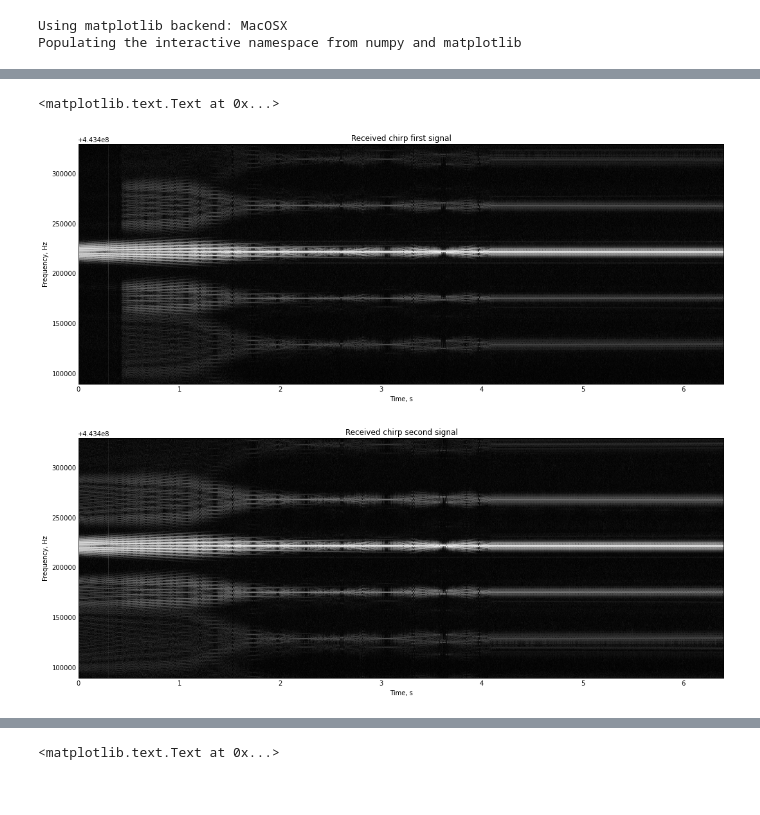
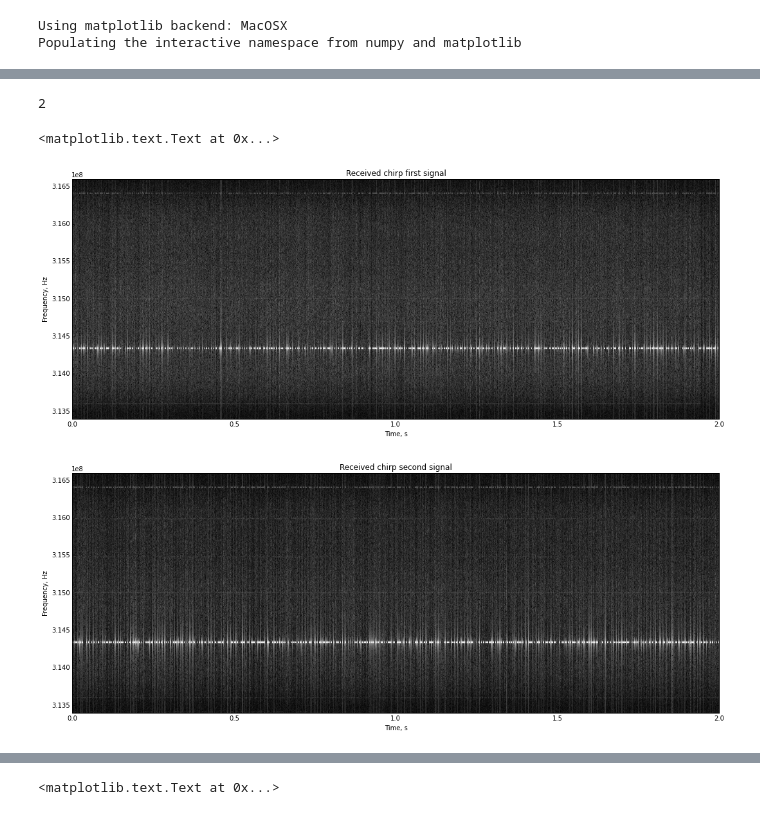
Before and after one commit to auroracramer/phasedarraylocalization, a Jupyter notebook: Lucine_Testing_SDR_Sampling.ipynb, the cells around one changed output, grey strips where cells are left out. Drawn from its saved outputs; the diff is of its cells as text; code cells hidden in the pictures.

```diff
--- a/Lucine_Testing_SDR_Sampling.ipynb
+++ b/Lucine_Testing_SDR_Sampling.ipynb
@@ -371,20 +381,23 @@ Done
 # %%
-samples = np.load('LO_test_04.npy')
+samples = np.load('LO_test_09_key.npy')
 y0 = samples[0]
 y1 = samples[1]
+print len(samples)
 # y2 = samples[2]
+# %% [output]
+2
 # %%
 m = 512
-fs = 240000
-fc = 443.61e6
+fs = 3.2e6 #1e6 #3.2e6 #240000
+fc = 315e6 #144.25e6 #443.61e6
 
 myspectrogram_hann_ovlp(y0, m, fs, fc, dbf = 60)
 plt.title('Received chirp first signal')
 myspectrogram_hann_ovlp(y1, m, fs, fc, dbf = 60)
 plt.title('Received chirp second signal')
 # myspectrogram_hann_ovlp(y2, m, fs, fc, dbf = 60)
 # plt.title('Received chirp second signal')
 # %% [output]
 <matplotlib.text.Text at 0x...>
-[figure, old version]
+[figure, new version]
-[figure, old version]
+[figure, new version]
```
Also changed, not shown: parts of 13 cells of this notebook, 1 other file.
